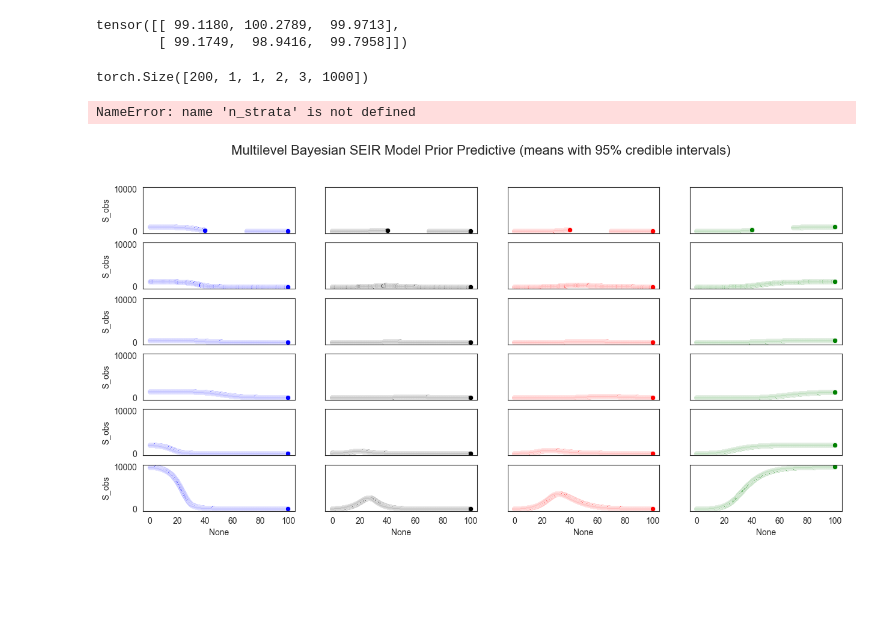
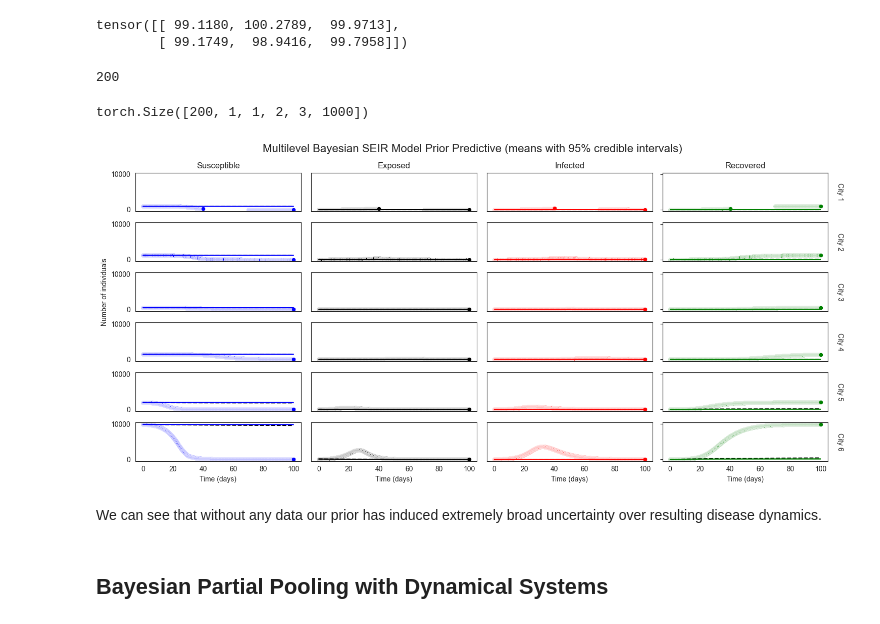
Before and after one commit to DARPA-ASKEM/program-milestones, a Jupyter notebook: Nov-24-monthly-epi-demo/Scenario-4/dynamical_multi.ipynb, the cells around one changed output. Drawn from its saved outputs; the diff is of its cells as text; code cells hidden in the pictures; blank space fills up the shorter version.

Commit message:
seir_data needs to be handled correctly to enable inference

```diff
--- a/Nov-24-monthly-epi-demo/Scenario-4/dynamical_multi.ipynb
+++ b/Nov-24-monthly-epi-demo/Scenario-4/dynamical_multi.ipynb
@@ -172,7 +172,7 @@ def plot_seir_data(
 
     if true_traj is not None:
         for i in range(n_cities_per_county):
-            for j in range(n_counties_per_region)
+            for j in range(n_counties_per_region):
                 for k, key in enumerate(["S", "E", "I", "R"]):
                     SEIR_uncertainty_plot(
                         true_logging_times,
@@ -186,21 +186,21 @@ def plot_seir_data(
                 SEIR_peak_plot(true_traj["I"][i, j, :], true_logging_times, ax[i*n_counties_per_region + j, 2])
 
     if seir_traj is not None:
-        for i in range(n_cities):
-
-            for j, key in enumerate(["S", "E", "I", "R"]):
-                SEIR_uncertainty_plot(
-                    logging_times,
-                    seir_traj[key][..., 0, i, :],
-                    color=colors[key],
-                    ax=ax[i*n_counties_per_region + j, k],
-                )
+        for i in range(n_cities_per_county):
+            for j in range(n_counties_per_region):
+                for k, key in enumerate(["S", "E", "I", "R"]):
+                    SEIR_uncertainty_plot(
+                        logging_times,
+                        seir_traj[key][..., 0, 0, i, j,  :],
+                        color=colors[key],
+                        ax=ax[i*n_counties_per_region + j, k],
+                    )
 
     # Set x-axis labels
-    ax[i, 0].set_xlabel("Time (days)")
-    ax[i, 1].set_xlabel("Time (days)")
-    ax[i, 2].set_xlabel("Time (days)")
-    ax[i, 3].set_xlabel("Time (days)")
+    ax[n_cities-1, 0].set_xlabel("Time (days)")
+    ax[n_cities-1, 1].set_xlabel("Time (days)")
+    ax[n_cities-1, 2].set_xlabel("Time (days)")
+    ax[n_cities-1, 3].set_xlabel("Time (days)")
 
 
     for i in range(n_cities):
@@ -617,25 +615,33 @@ pyro.sample(
 # %% [output]
 tensor([[ 99.1180, 100.2789,  99.9713],
         [ 99.1749,  98.9416,  99.7958]])
+# %%
+num_samples
+# %% [output]
+200
 # %%
 prior_predictive = Predictive(
     simulated_multilevel_bayesian_seir, num_samples=num_samples, parallel=True
 )
 prior_samples = prior_predictive(init_state, start_time, logging_times)
 print(prior_samples["S"].shape)
 
 plot_seir_data(
-    n_cities=n_cities,
+    n_counties_per_region=n_counties_per_region,
+    n_cities_per_county=n_cities_per_county,
     colors=colors,
     true_traj=seir_true_traj,
     true_logging_times=logging_times,
     seir_traj=prior_samples,
     logging_times=logging_times,
     seir_data=seir_data,
     obs_logging_times=obs_logging_times,
     main_title="Multilevel Bayesian SEIR Model Prior Predictive (means with 95% credible intervals)",
 )
 # %% [output]
 torch.Size([200, 1, 1, 2, 3, 1000])
-NameError: name 'n_strata' is not defined
-[figure, old version]
+[figure, new version]
+# %% [markdown]
+We can see that without any data our prior has induced extremely broad uncertainty over resulting disease dynamics.
+# %% [markdown]
+## Bayesian Partial Pooling with Dynamical Systems
```
Also changed, not shown: parts of 4 cells of this notebook.
